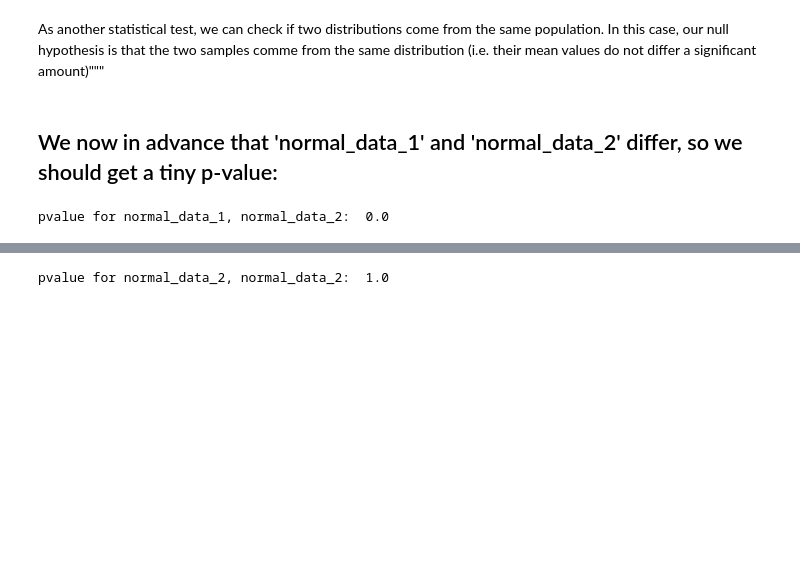
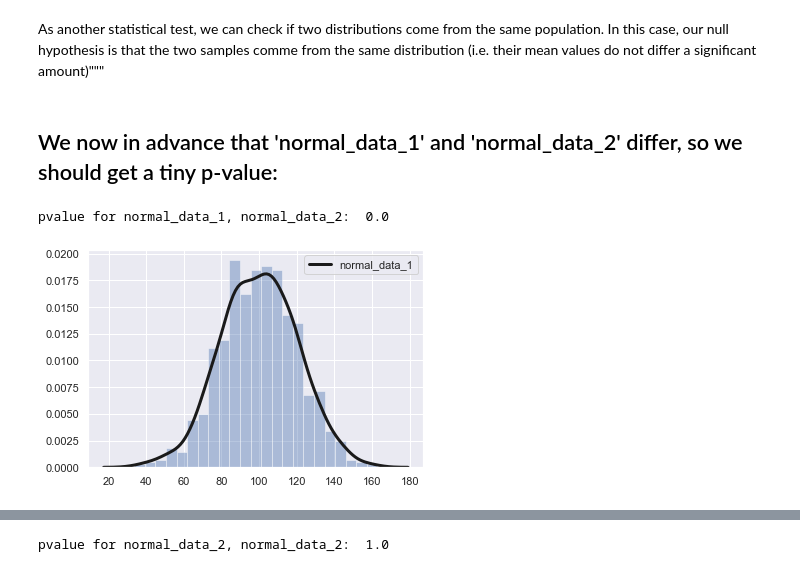
Before and after one commit to GermanCM/machine_learning_concepts_checks, a Jupyter notebook: project/statistical_tests/notebooks/hypothesis_tests.ipynb, the cells around one changed output, grey strips where cells are left out. Cells and saved outputs as stored; diff of their text form; code cells hidden in the pictures; blank space fills up the shorter version.

```diff
--- a/project/statistical_tests/notebooks/hypothesis_tests.ipynb
+++ b/project/statistical_tests/notebooks/hypothesis_tests.ipynb
@@ -15,5 +19,5 @@ except:
 # %%
-dist_generator=distributions_generator.Distributions_generator()
+dist_generator=dis_gen.Distributions_generator()
 normal_data_1 = dist_generator.generate_random_normal_distribution(100, 20, 1000)
 normal_data_2 = dist_generator.generate_random_normal_distribution(50, 10, 1000) + normal_data_1
 # %% [markdown]
@@ -31,3 +35,12 @@ hypothesis_tester_obj_diff = hypothesis_tester.DiffMeansPermute(data_diff)
 print('pvalue for normal_data_1, normal_data_2: ', hypothesis_tester_obj_diff.PValue())
 # %% [output]
 pvalue for normal_data_1, normal_data_2:  0.0
+# %%
+import seaborn as sns
+import numpy as np
+
+sns.set(); #https://seaborn.pydata.org/generated/seaborn.distplot.html
+
+ax = sns.distplot(normal_data_1, kde_kws={"color": "k", "lw": 3, "label": "normal_data_1"})
+# %% [output]
+[figure, added]
```
Also changed, not shown: parts of 11 cells of this notebook, 1 other file.
